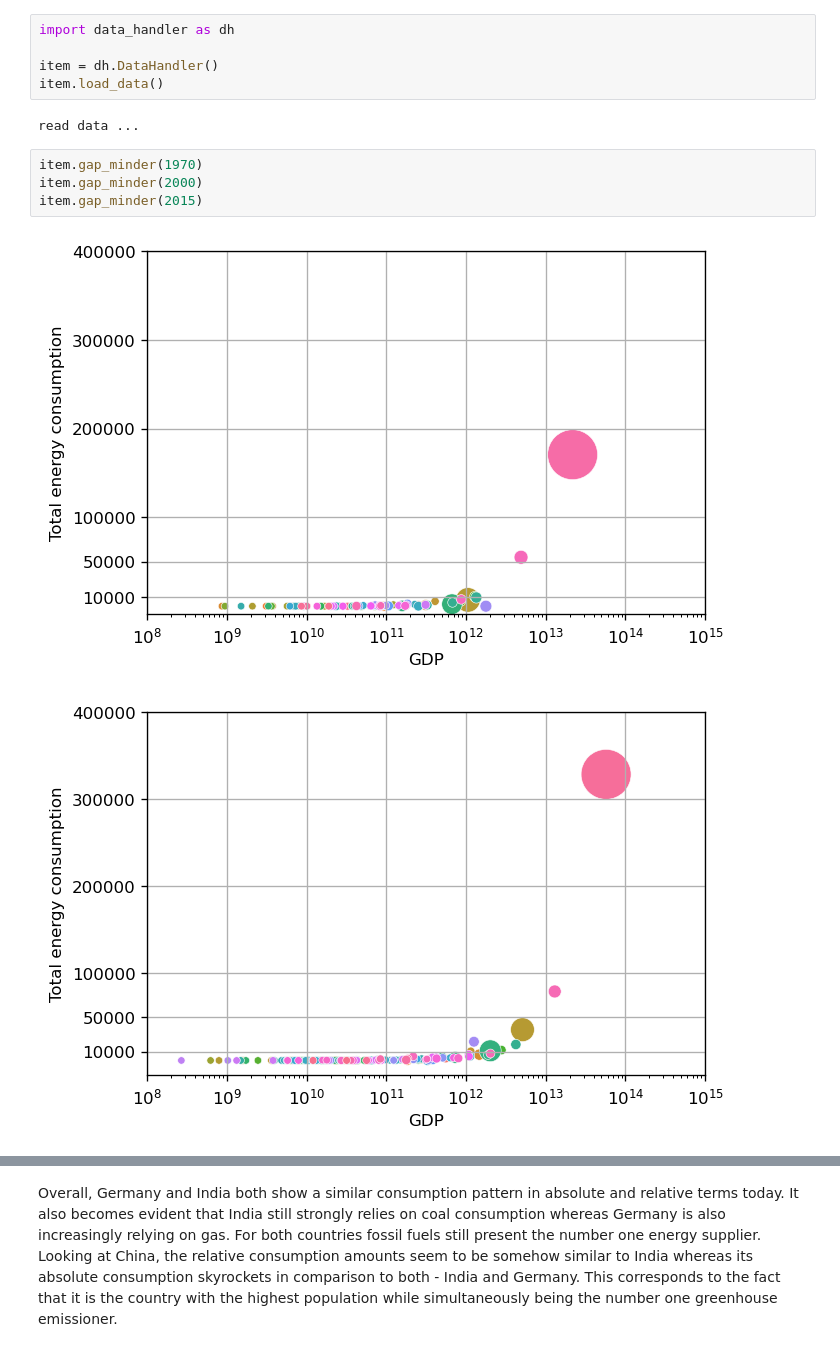
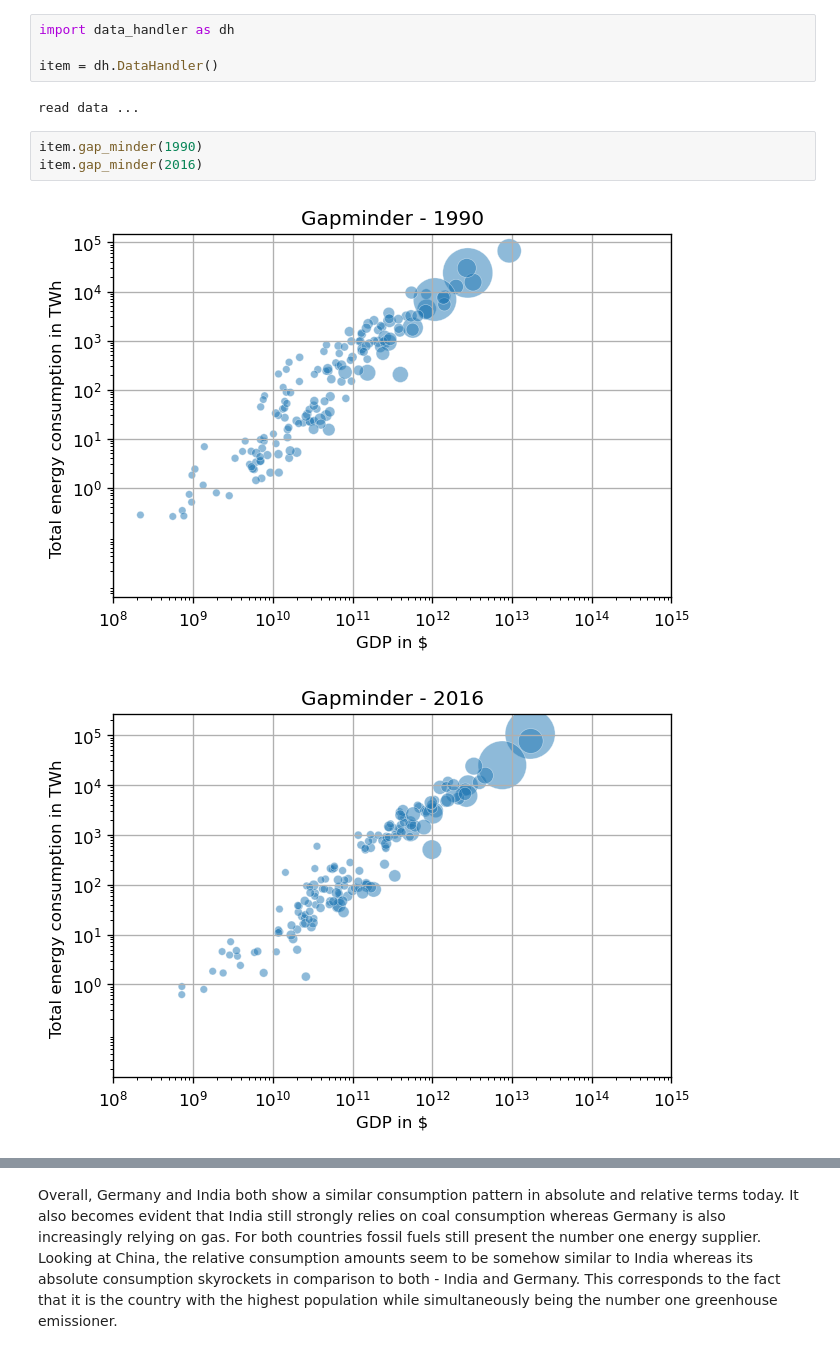
Before and after one commit to NMCharalampos/Group_09, a Jupyter notebook: Showcase Notebook Energy Consumption.ipynb, the cells around one changed output, grey strips where cells are left out. Cells and saved outputs as stored; diff of their text form.

```diff
--- a/Showcase Notebook Energy Consumption.ipynb
+++ b/Showcase Notebook Energy Consumption.ipynb
@@ -15,13 +2,11 @@ DIRECTORY = os.path.join('downloads', 'Consumption.csv')
 import data_handler as dh
 
 item = dh.DataHandler()
-item.load_data()
 # %% [output]
 read data ...
 # %%
-item.gap_minder(1970)
-item.gap_minder(2000)
-item.gap_minder(2015)
+item.gap_minder(1990)
+item.gap_minder(2016)
 # %% [output]
-[figure, old version]
+[figure, new version]
-[figure, old version]
+[figure, new version]
```
Also changed, not shown: parts of 9 cells of this notebook.
